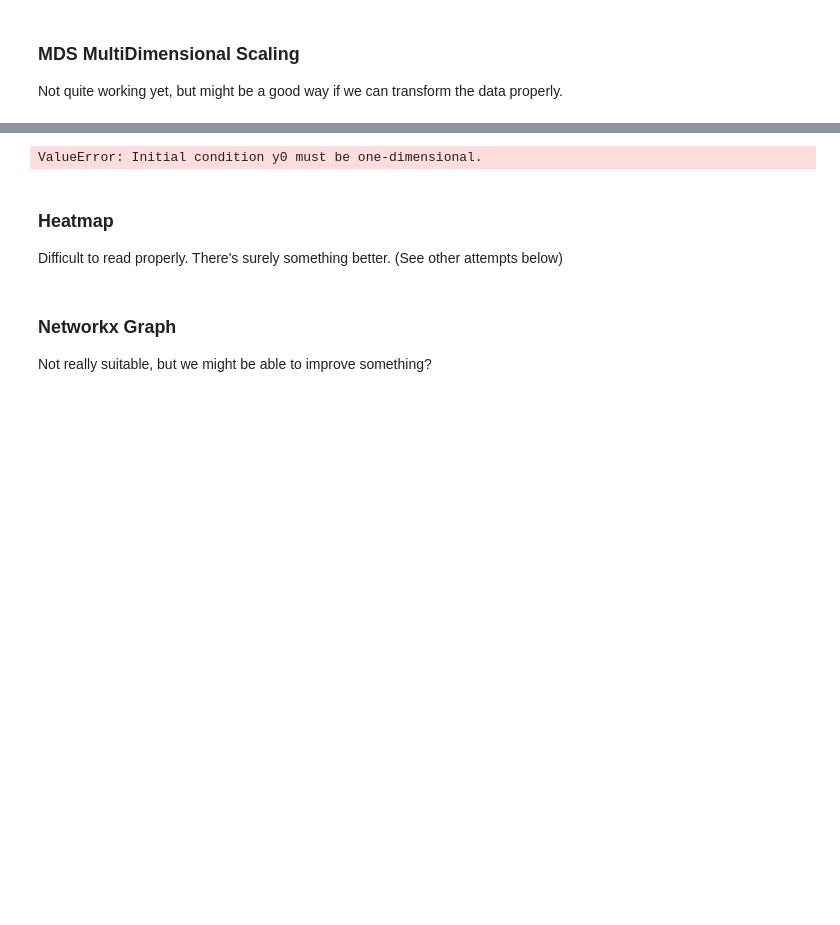
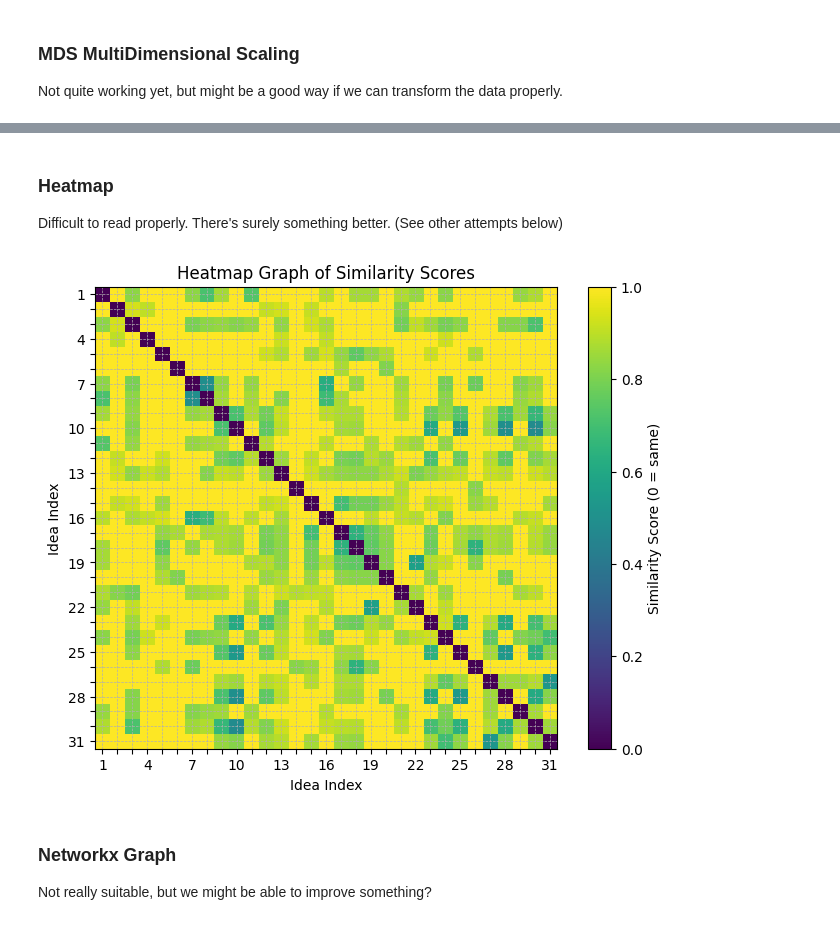
Before and after one commit to derjogi/simscore-frontend, a Jupyter notebook: api/centroid_plots.ipynb, the cells around one changed output, grey strips where cells are left out. Drawn from its saved outputs; the diff is of its cells as text; code cells hidden in the pictures; blank space fills up the shorter version.

```diff
--- a/api/centroid_plots.ipynb
+++ b/api/centroid_plots.ipynb
@@ -168,62 +217,44 @@ for x, y in coords:
-# %%
-# Define the force function
-def force(coords, t, distance_to_centroid, k=0.1, alpha=0.5):
-    forces = np.zeros_like(coords)
-    for i in range(len(coords)):
-        for j in range(len(coords)):
-            if i != j:
-                dx = coords[i, 0] - coords[j, 0]
-                dy = coords[i, 1] - coords[j, 1]
-                dist = np.sqrt(dx**2 + dy**2)
-                force_magnitude = k * (1 - distance_to_centroid[i]) * (1 - distance_to_centroid[j]) / dist**alpha
-                forces[i, 0] += force_magnitude * dx
-                forces[i, 1] += force_magnitude * dy
-    return forces
-
-# Define the derivative function for odeint
-def derivative(coords, t, distance_to_centroid, k=0.1, alpha=0.5):
-    return force(coords, t, distance_to_centroid, k, alpha)
-
-# Initialize the coordinates randomly
-coords = np.random.rand(len(distance_to_centroid), 2)
-
-# Integrate the force function to obtain the final coordinates
-t = np.linspace(0, 10, 1000)
-coords = odeint(derivative, coords, t, args=(distance_to_centroid,))
-final_coords = coords[-1]
-
-# Create a figure and axis
-fig, ax = plt.subplots(figsize=(8, 6))
-
-# Plot the points
-scatter = ax.scatter(final_coords[:, 0], final_coords[:, 1])
-
-# Set the axis labels and title
-ax.set_xlabel('X')
-ax.set_ylabel('Y')
-ax.set_title('Distance to Centroid Visualization')
-
-# Show the plot
-plt.show()
-# %% [output]
-ValueError: Initial condition y0 must be one-dimensional.
 # %% [markdown]
 ### Heatmap
 Difficult to read properly. There's surely something better. (See other attempts below)
 # %%
-fig = plt.figure(figsize=(8, 6))
+fig, ax = plt.subplots(figsize=(8, 6))
 plt.imshow(pairwise_distance, cmap='viridis', interpolation='nearest')
-plt.colorbar(label='Similarity Score')
+plt.colorbar(label='Similarity Score (0 = same)')
 plt.title('Heatmap Graph of Similarity Scores')
-plt.xticks(np.arange(9), np.arange(1, 10))
-plt.yticks(np.arange(9), np.arange(1, 10))
+
+n = 3  # Show every nth label
+start = 1  # Start from this value
+length = len(pairwise_distance)
+end = length + start  # End at this value
+labels = np.arange(start, end, n)  # Generate the labels
+
+# Set the x-ticks and labels
+len_aranged = np.arange(length)
+
+# Create a list of empty strings for the unlabeled ticks
+all_labels = ['' for _ in range(length)]
+
+# Assign the generated labels to the appropriate positions
+for i, label in enumerate(labels):
+    all_labels[i * n] = str(label)
+
+# Set the x-ticks and labels
+ax.set_xticks(len_aranged)
+ax.set_xticklabels(all_labels)
+
+ax.set_yticks(len_aranged)
+ax.set_yticklabels(all_labels)
+
 plt.xlabel('Idea Index')
 plt.ylabel('Idea Index')
 plt.grid(visible=True, linestyle='--', linewidth=0.5)
 # as_html = mpld3.fig_to_html(fig, include_libraries=False, template_type="simple")
 # plt.savefig('static/plot.png')
 # plt.close(fig)
 plt.show()
+# %% [output]
+[figure, added]
 # %% [markdown]
 ### Networkx Graph
 Not really suitable, but we might be able to improve something?
```
Also changed, not shown: parts of 5 cells of this notebook.
